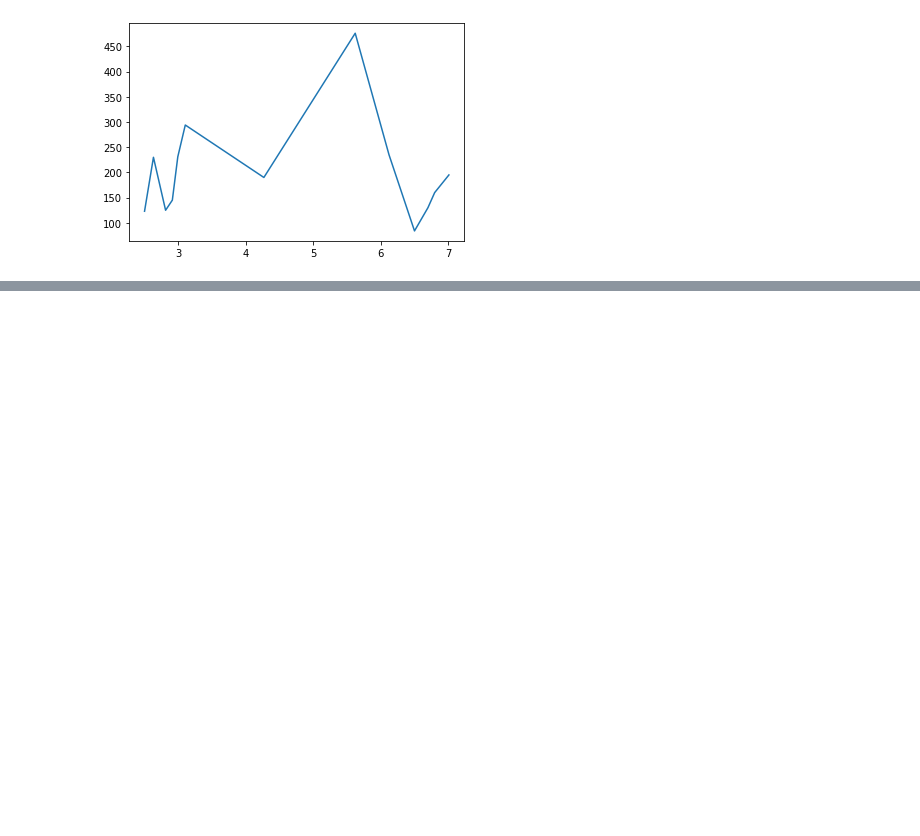
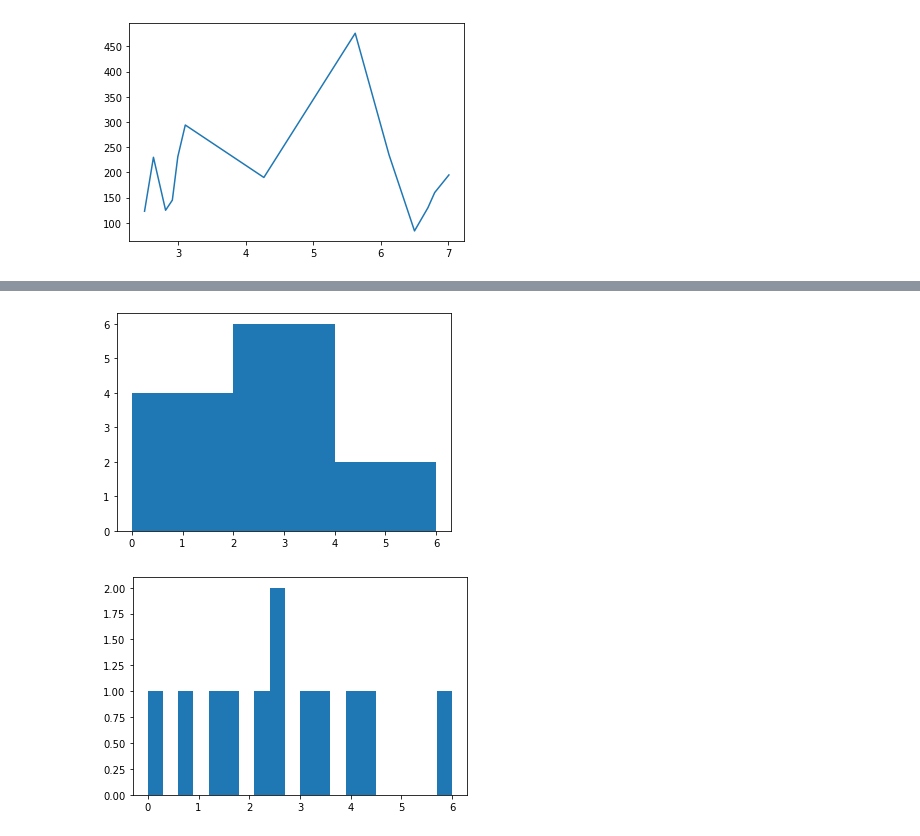
Before and after one commit to joaocarvoli/Data-Science, a Jupyter notebook: notions-and-questions/1-python.ipynb, the cells around one changed output, grey strips where cells are left out. Saved outputs shown, nothing was run; the diff lists cells and outputs as text; code cells hidden in the pictures; blank space fills up the shorter version.

```diff
--- a/notions-and-questions/1-python.ipynb
+++ b/notions-and-questions/1-python.ipynb
@@ -81,0 +88,9 @@ plt.show()
+# %%
+plt.hist(values, bins = 3)
+plt.show()
+plt.clf()
+plt.hist(values, bins = 20)
+plt.show()
+# %% [output]
+[figure, added]
+[figure, added]
```
Also changed, not shown: parts of 2 cells of this notebook.
